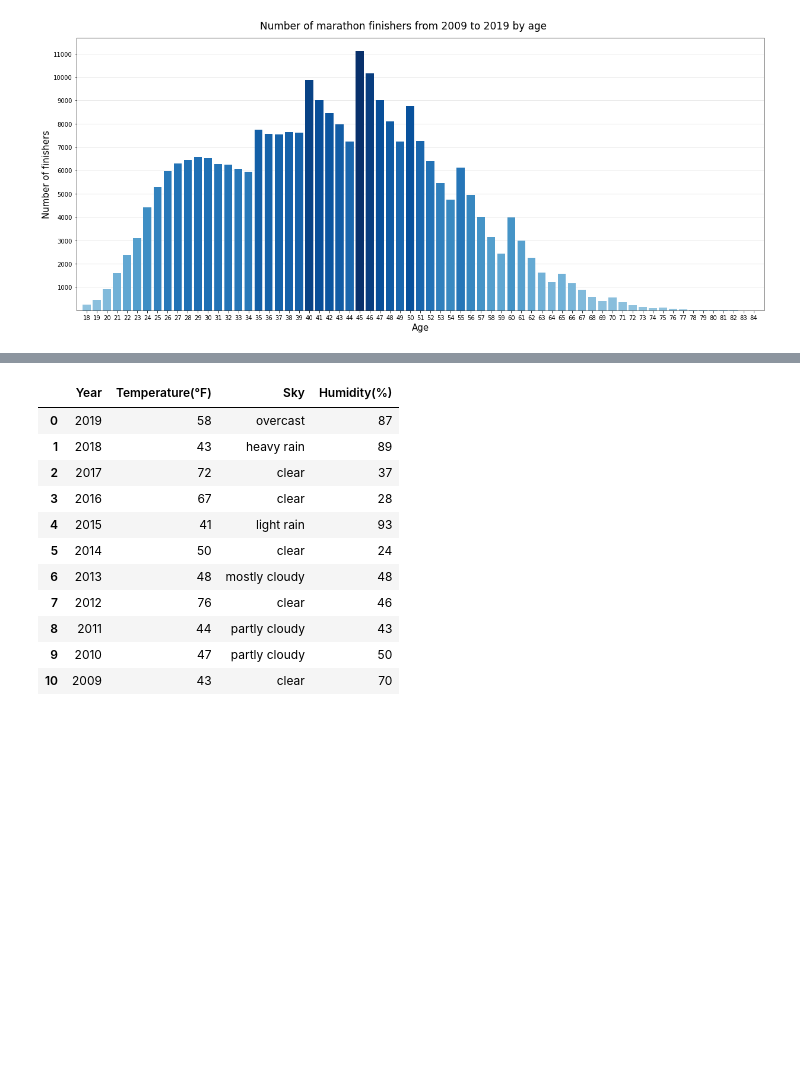
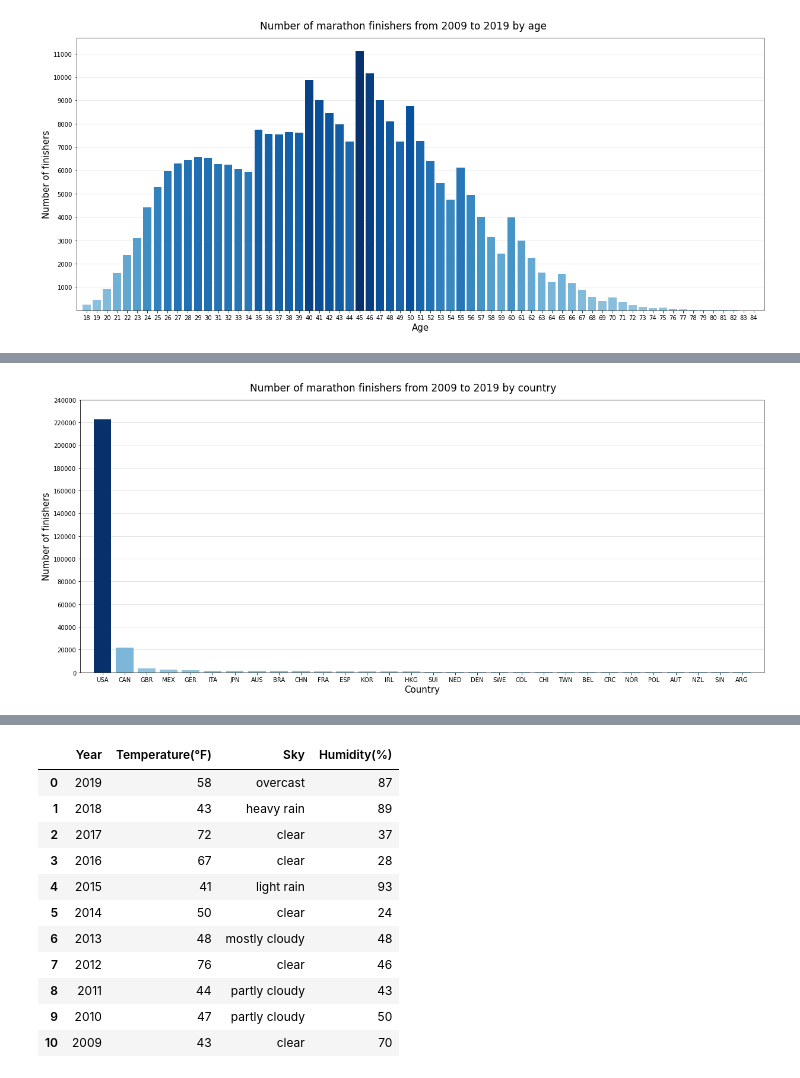
Before and after one commit to tadeq/Boston-marathon-data-analysis, a Jupyter notebook: data_analysis.ipynb, the cells around one changed output, grey strips where cells are left out. Saved outputs shown, nothing was run; the diff lists cells and outputs as text; code cells hidden in the pictures; blank space fills up the shorter version.

```diff
--- a/data_analysis.ipynb
+++ b/data_analysis.ipynb
@@ -165,0 +185,10 @@ plt.show()
+# %%
+countries_participants = all_results.groupby('Country').size().sort_values(ascending=False)
+fig, ax = prepare_basic_bar_chart(countries_participants.head(30).to_dict(), 'Number of marathon finishers from 2009 to 2019 by country', 'Country', 'Number of finishers', True)
+yticks = np.arange(0, 240001, 20000)
+ax.set_yticks(yticks)
+ax.set_yticklabels(yticks)
+plt.xlim(-1, 30)
+plt.show()
+# %% [output]
+[figure, added]
```
Also changed, not shown: parts of 22 cells of this notebook.
